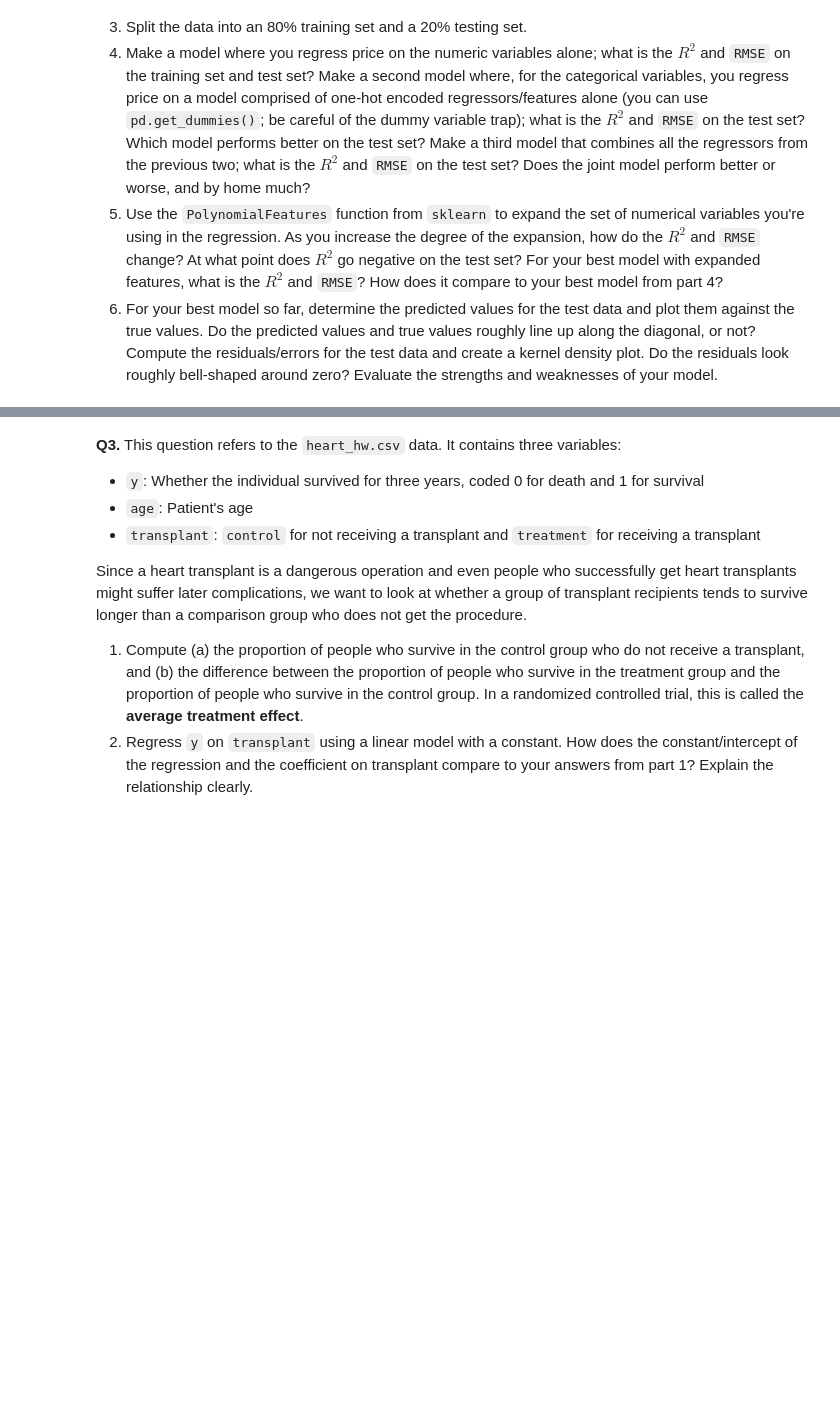
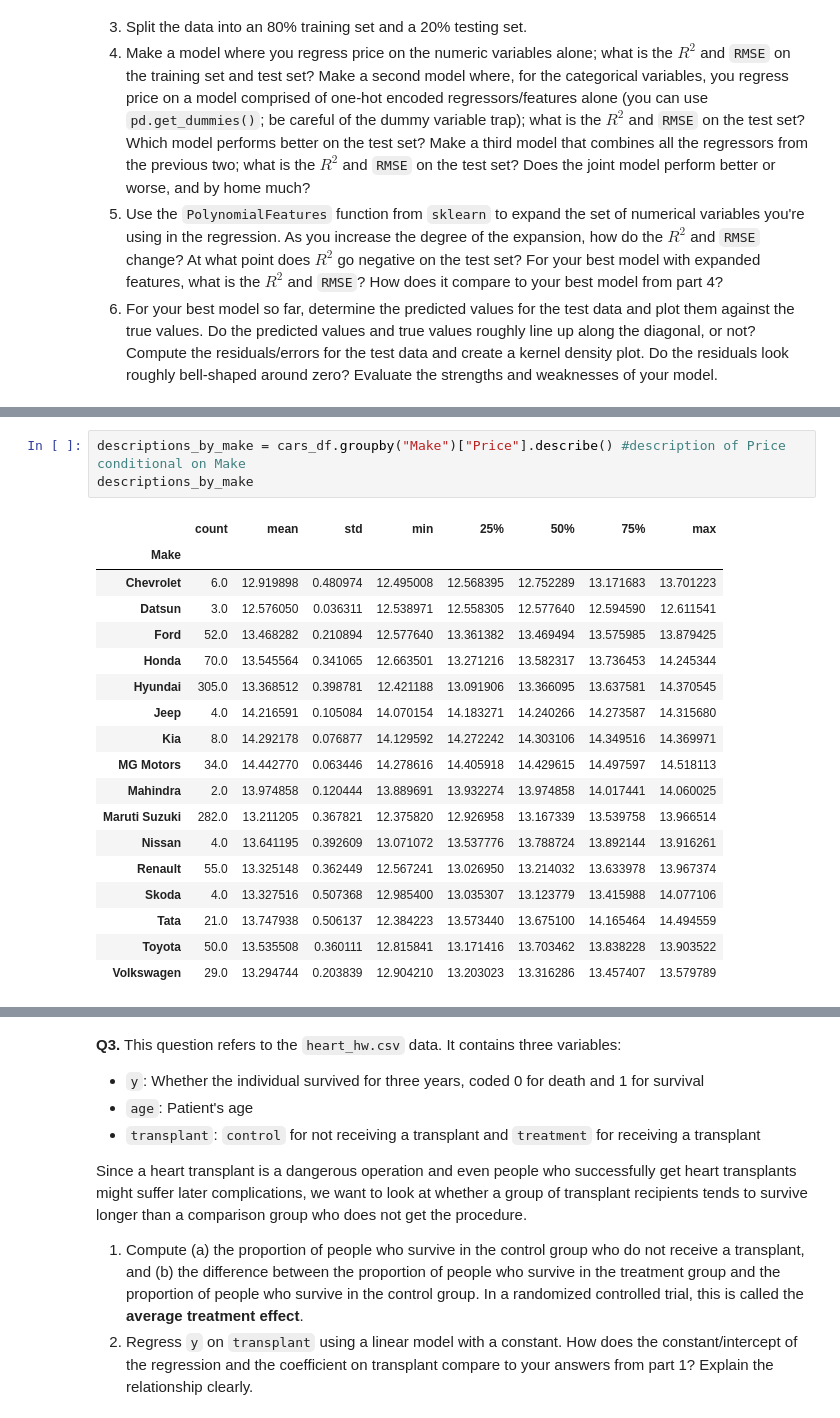
Before and after one commit to mchen899923/linear_models_assignment, a Jupyter notebook: assignment.ipynb, the cells around one changed output, grey strips where cells are left out. Drawn from its saved outputs; the diff is of its cells as text; blank space fills up the shorter version.

```diff
--- a/assignment.ipynb
+++ b/assignment.ipynb
@@ -41,0 +133,22 @@ Attached my work to Github file
+# %%
+descriptions_by_make = cars_df.groupby("Make")["Price"].describe() #description of Price conditional on Make
+descriptions_by_make
+# %% [output]
+|  | count | mean | std | min | 25% | 50% | 75% | max |
+| Make |  |  |  |  |  |  |  |  |
+| Chevrolet | 6.0 | 12.919898 | 0.480974 | 12.495008 | 12.568395 | 12.752289 | 13.171683 | 13.701223 |
+| Datsun | 3.0 | 12.576050 | 0.036311 | 12.538971 | 12.558305 | 12.577640 | 12.594590 | 12.611541 |
+| Ford | 52.0 | 13.468282 | 0.210894 | 12.577640 | 13.361382 | 13.469494 | 13.575985 | 13.879425 |
+| Honda | 70.0 | 13.545564 | 0.341065 | 12.663501 | 13.271216 | 13.582317 | 13.736453 | 14.245344 |
+| Hyundai | 305.0 | 13.368512 | 0.398781 | 12.421188 | 13.091906 | 13.366095 | 13.637581 | 14.370545 |
+| Jeep | 4.0 | 14.216591 | 0.105084 | 14.070154 | 14.183271 | 14.240266 | 14.273587 | 14.315680 |
+| Kia | 8.0 | 14.292178 | 0.076877 | 14.129592 | 14.272242 | 14.303106 | 14.349516 | 14.369971 |
+| MG Motors | 34.0 | 14.442770 | 0.063446 | 14.278616 | 14.405918 | 14.429615 | 14.497597 | 14.518113 |
+| Mahindra | 2.0 | 13.974858 | 0.120444 | 13.889691 | 13.932274 | 13.974858 | 14.017441 | 14.060025 |
+| Maruti Suzuki | 282.0 | 13.211205 | 0.367821 | 12.375820 | 12.926958 | 13.167339 | 13.539758 | 13.966514 |
+| Nissan | 4.0 | 13.641195 | 0.392609 | 13.071072 | 13.537776 | 13.788724 | 13.892144 | 13.916261 |
+| Renault | 55.0 | 13.325148 | 0.362449 | 12.567241 | 13.026950 | 13.214032 | 13.633978 | 13.967374 |
+| Skoda | 4.0 | 13.327516 | 0.507368 | 12.985400 | 13.035307 | 13.123779 | 13.415988 | 14.077106 |
+| Tata | 21.0 | 13.747938 | 0.506137 | 12.384223 | 13.573440 | 13.675100 | 14.165464 | 14.494559 |
+| Toyota | 50.0 | 13.535508 | 0.360111 | 12.815841 | 13.171416 | 13.703462 | 13.838228 | 13.903522 |
+| Volkswagen | 29.0 | 13.294744 | 0.203839 | 12.904210 | 13.203023 | 13.316286 | 13.457407 | 13.579789 |
```
Also changed, not shown: parts of 33 cells of this notebook.
